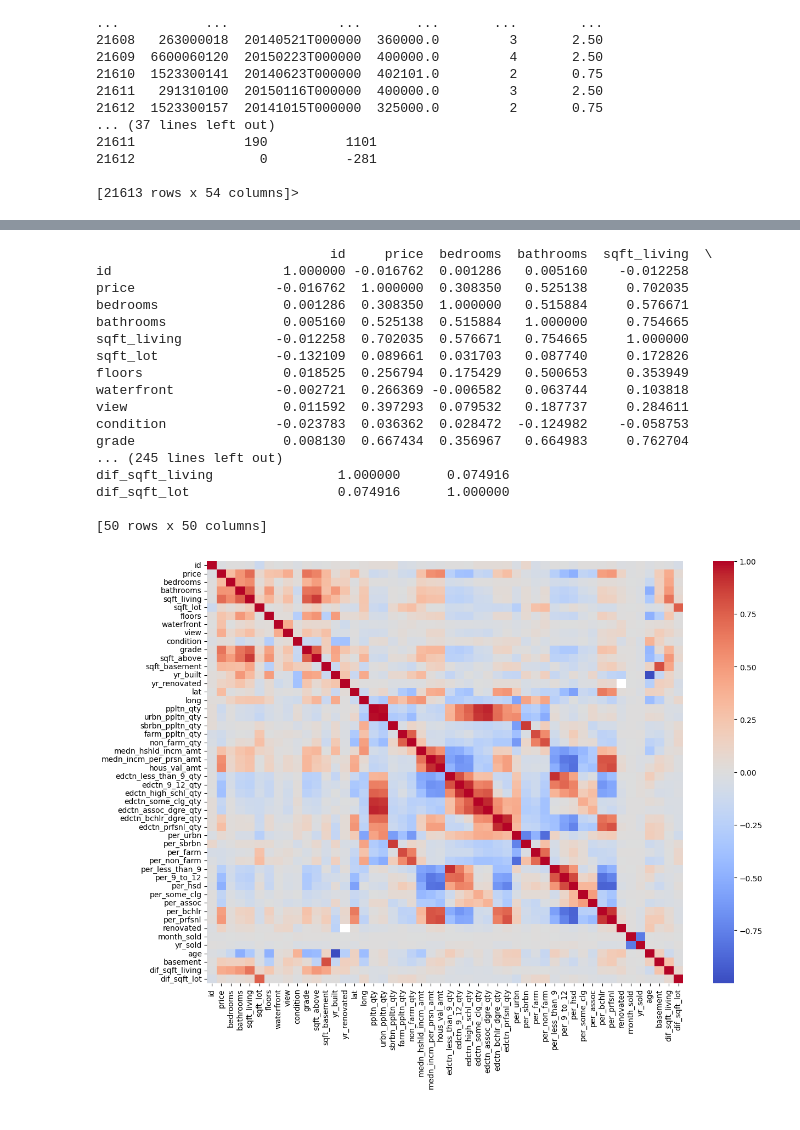
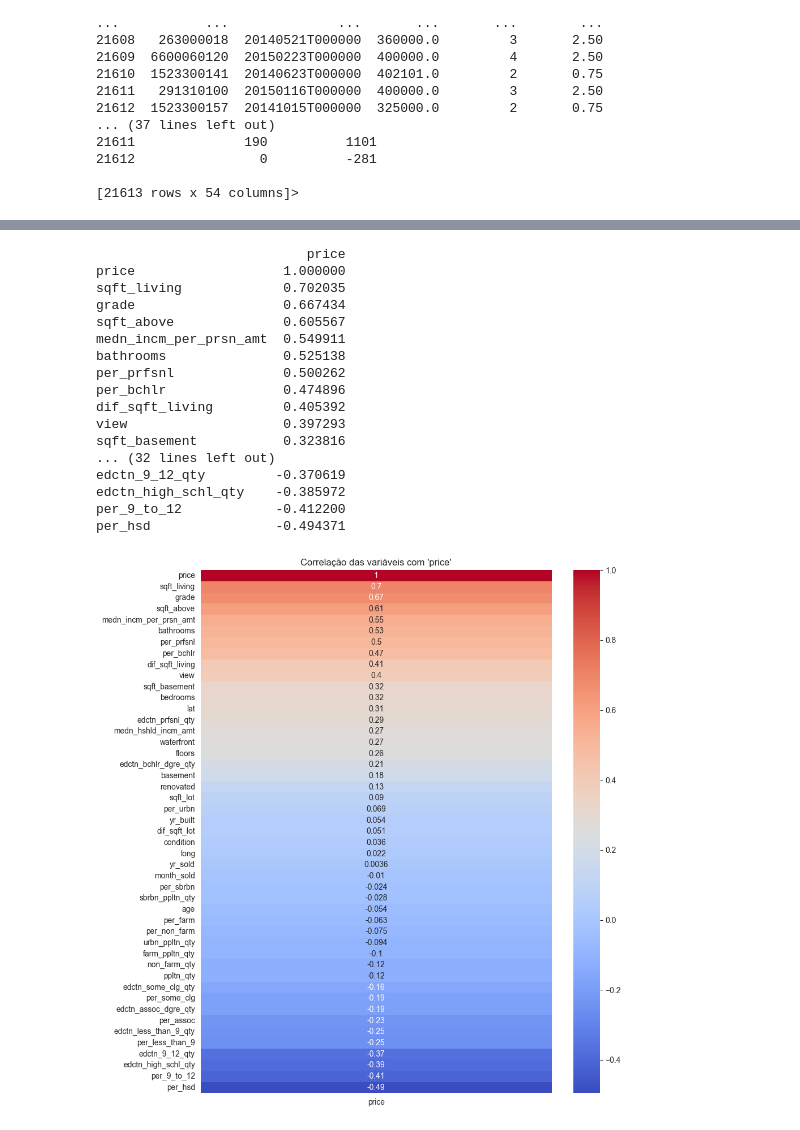
Before and after one commit to biacobral/previsao-preco-casas-ml, a Jupyter notebook: proposta.ipynb, the cells around one changed output, grey strips where cells are left out. Cells and saved outputs as stored; diff of their text form; code cells hidden in the pictures.

Commit message:
deteccao de outliers e definicao de features

```diff
--- a/proposta.ipynb
+++ b/proposta.ipynb
@@ -63,8 +79,6 @@ df['basement'] = df['sqft_basement'] > 0
 # diferença entre a regiao
 df['dif_sqft_living'] = df['sqft_living'] - df['sqft_living15']
 df['dif_sqft_lot'] = df['sqft_lot'] - df['sqft_lot15']
-# substituindo 0's por NaN onde for viável
-df['yr_renovated'] = df['yr_renovated'].replace(0, np.nan)
 
 print(df.head)
 # %% [output]
@@ -86,8 +100,8 @@ print(df.head)
 
 [21613 rows x 54 columns]>
 # %%
-df.drop(columns=['date', 'sqft_living15', 'sqft_lot15', 'zipcode'], inplace=True)
+# removendo o que não interessa ou causa data leakage ou foi substituído/informação duplicada
+df.drop(columns=['date', 'sqft_living15', 'sqft_lot15', 'zipcode', 'hous_val_amt', 'id', 'yr_renovated'], inplace=True)
 print(df.shape)
 print(df.isnull().sum())
-print(df.describe())
 # %% [output]
@@ -177,25 +175,33 @@ plt.show()
+# %%
+# removendo outlier de 'bedrooms' por KNN
+df.loc[df['bedrooms'] == 33, 'bedrooms'] = np.nan
+imputer = KNNImputer(n_neighbors=5)
+df = pd.DataFrame(imputer.fit_transform(df), columns=df.columns)
 # %%
-print(df.corr())
+# correlação
+price_corr = df.corr(numeric_only=True)[['price']].sort_values(by='price', ascending=False)
+print(price_corr)
 
-plt.figure(figsize=(14,10))
-sns.heatmap(df.corr(numeric_only=True), cmap='coolwarm')
+plt.figure(figsize=(10,12))
+sns.heatmap(price_corr, annot=True, cmap='coolwarm')
+plt.title("Correlação das variáveis com 'price'")
 plt.show()
 # %% [output]
-                              id     price  bedrooms  bathrooms  sqft_living  \
-id                      1.000000 -0.016762  0.001286   0.005160    -0.012258
-price                  -0.016762  1.000000  0.308350   0.525138     0.702035
-bedrooms                0.001286  0.308350  1.000000   0.515884     0.576671
-bathrooms               0.005160  0.525138  0.515884   1.000000     0.754665
-sqft_living            -0.012258  0.702035  0.576671   0.754665     1.000000
-sqft_lot               -0.132109  0.089661  0.031703   0.087740     0.172826
-floors                  0.018525  0.256794  0.175429   0.500653     0.353949
-waterfront             -0.002721  0.266369 -0.006582   0.063744     0.103818
-view                    0.011592  0.397293  0.079532   0.187737     0.284611
-condition              -0.023783  0.036362  0.028472  -0.124982    -0.058753
-grade                   0.008130  0.667434  0.356967   0.664983     0.762704
-... (245 lines left out)
-dif_sqft_living                1.000000      0.074916
-dif_sqft_lot                   0.074916      1.000000
-
-[50 rows x 50 columns]
+                           price
+price                   1.000000
+sqft_living             0.702035
+grade                   0.667434
+sqft_above              0.605567
+medn_incm_per_prsn_amt  0.549911
+bathrooms               0.525138
+per_prfsnl              0.500262
+per_bchlr               0.474896
+dif_sqft_living         0.405392
+view                    0.397293
+sqft_basement           0.323816
+... (32 lines left out)
+edctn_9_12_qty         -0.370619
+edctn_high_schl_qty    -0.385972
+per_9_to_12            -0.412200
+per_hsd                -0.494371
-[figure, old version]
+[figure, new version]
```
Also changed, not shown: parts of 11 cells of this notebook, 2 other files.
